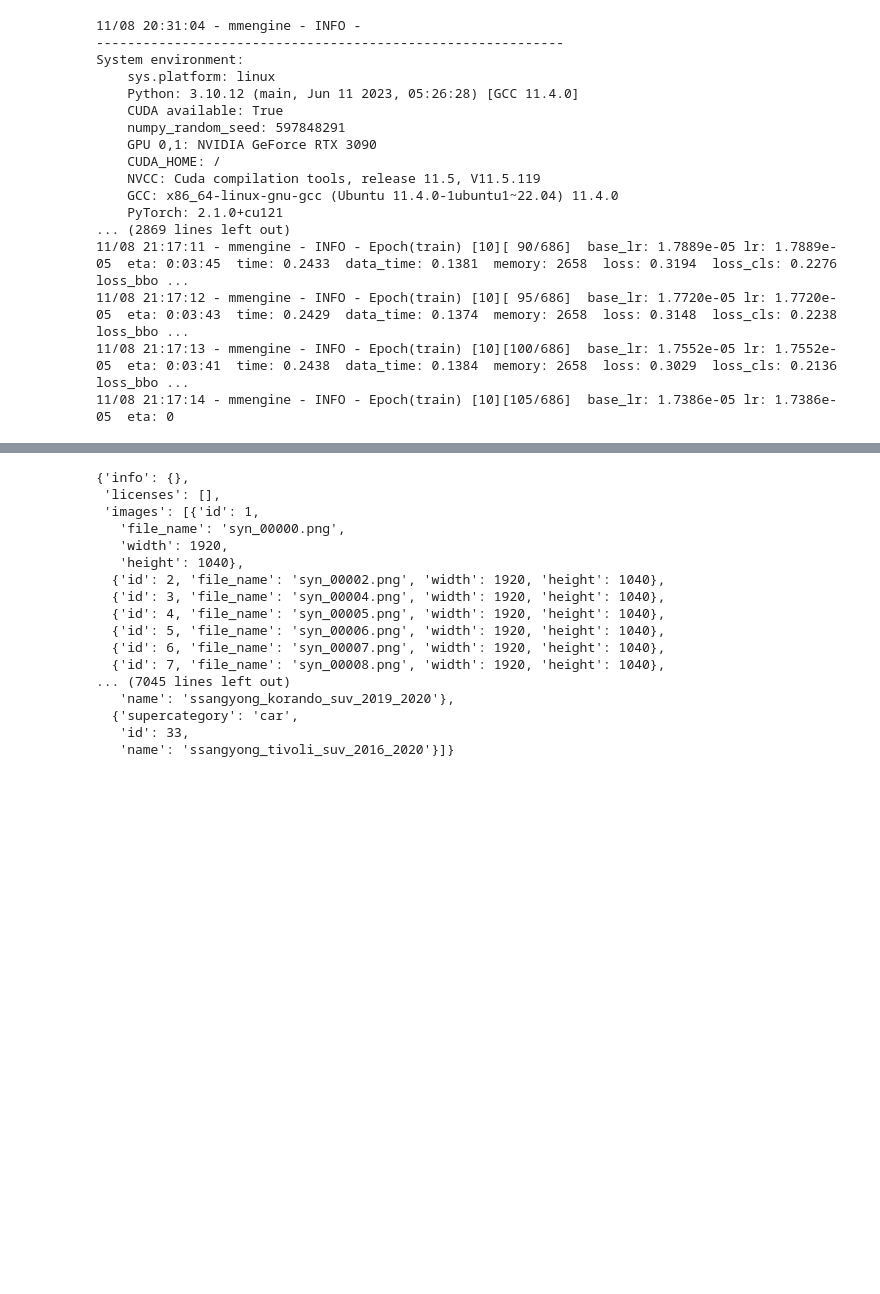
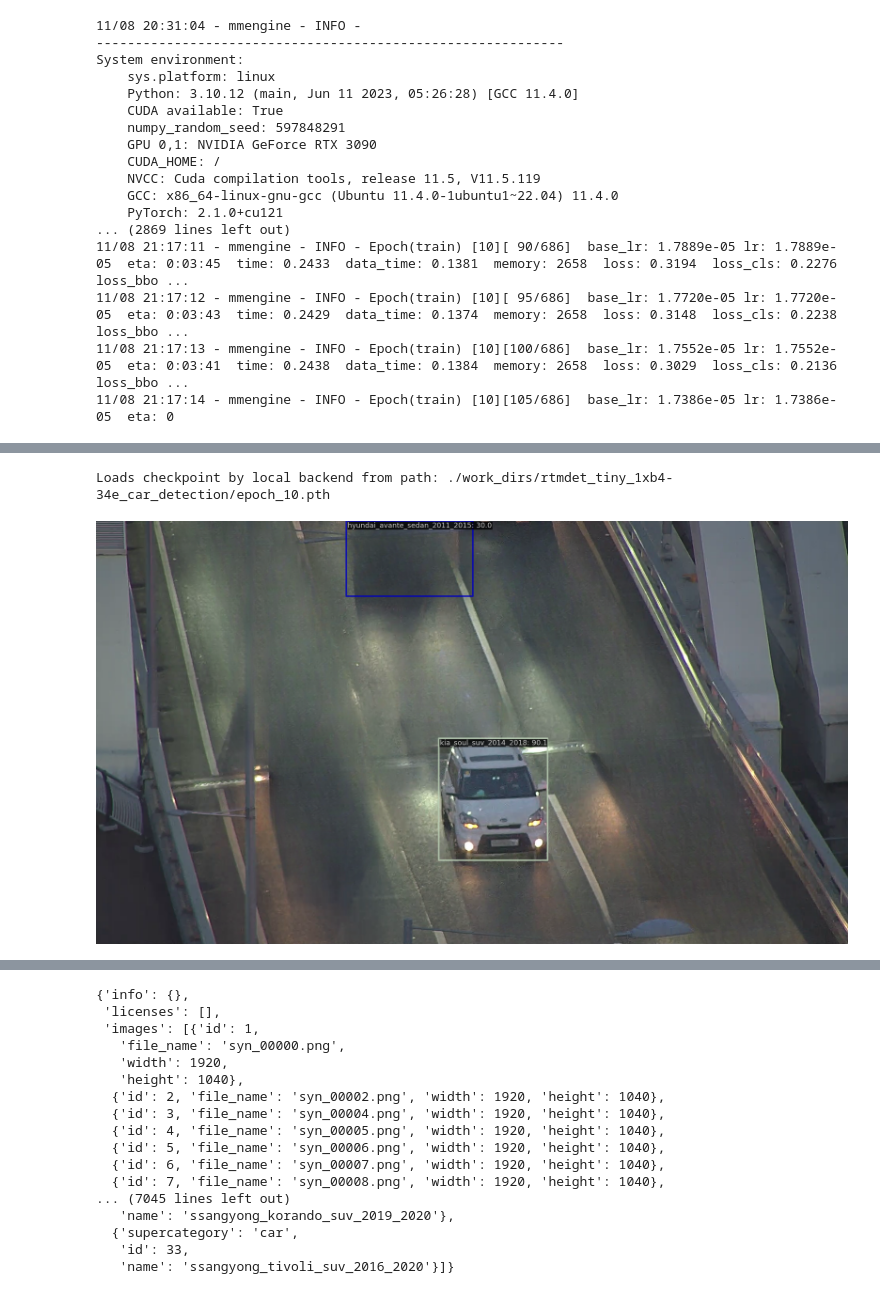
Before and after one commit to YeonbiJung/CarDetection, a Jupyter notebook: code/mmdetection.ipynb, the cells around one changed output, grey strips where cells are left out. Cells and saved outputs as stored; diff of their text form; code cells hidden in the pictures; blank space fills up the shorter version.

Commit message:
update code for coco update and mmdetection

```diff
--- a/code/mmdetection.ipynb
+++ b/code/mmdetection.ipynb
@@ -295,0 +312,16 @@ System environment:
+# %%
+from mmdet.apis import DetInferencer
+import glob
+
+# Choose to use a config
+config = 'configs/rtmdet/rtmdet_tiny_1xb4-34e_car_detection.py'
+# Setup a checkpoint file to load
+checkpoint = glob.glob('./work_dirs/rtmdet_tiny_1xb4-34e_car_detection/epoch_10*.pth')[0]
+
+# Set the device to be used for evaluation
+device = 'cuda:0'
+
+# Initialize the DetInferencer
+inferencer = DetInferencer(config, checkpoint, device)
+# %% [output]
+Loads checkpoint by local backend from path: ./work_dirs/rtmdet_tiny_1xb4-34e_car_detection/epoch_10.pth
@@ -295,0 +332,5 @@ System environment:
+# %%
+# Show the output image
+Image.open('./output/vis/184121675.png')
+# %% [output]
+[figure, added]
```
Also changed, not shown: parts of 5 cells of this notebook, 1 other file.
